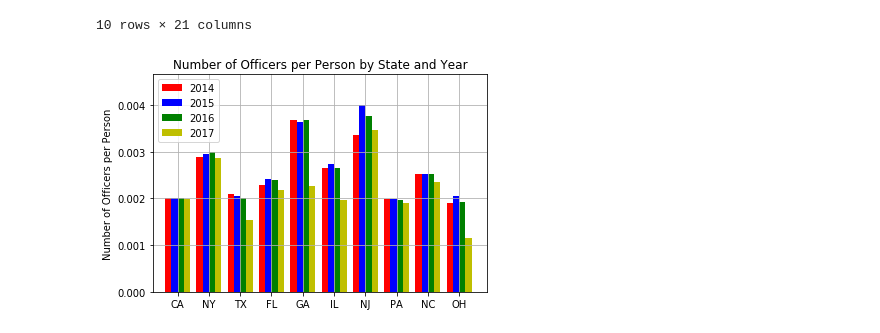
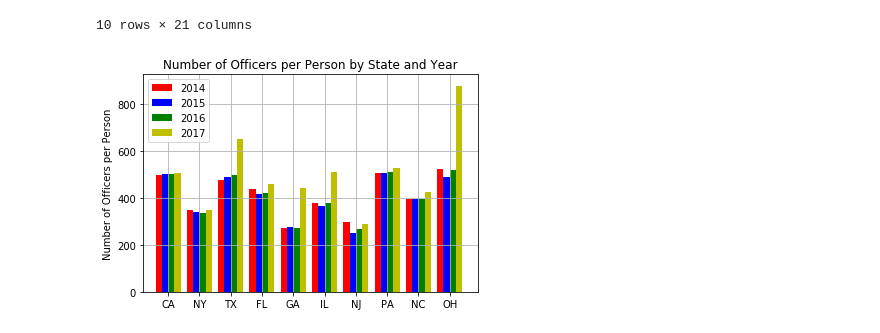
Before and after one commit to financialinvestigator01/Project_Teamwork, a Jupyter notebook: Crime3-ABB-WorkingCopy.ipynb, the cells around one changed output. Drawn from its saved outputs; the diff is of its cells as text; code cells hidden in the pictures.

Commit message:
Corrected Officers per person calculations

```diff
--- a/Crime3-ABB-WorkingCopy.ipynb
+++ b/Crime3-ABB-WorkingCopy.ipynb
@@ -316,10 +316,10 @@ plt.show()
 # %% [markdown]
 # Number of Officers per Population
 # %%
-police_count_2014_2017_df['2014 Officers per Person'] =  police_count_2014_2017_df['2014 Officer Count'] / police_count_2014_2017_df['2014 Population']
-police_count_2014_2017_df['2015 Officers per Person'] =  police_count_2014_2017_df['2015 Officer Count'] / police_count_2014_2017_df['2015 Population']
-police_count_2014_2017_df['2016 Officers per Person'] =  police_count_2014_2017_df['2016 Officer Count'] / police_count_2014_2017_df['2016 Population']
-police_count_2014_2017_df['2017 Officers per Person'] =  police_count_2014_2017_df['2017 Officer Count'] / police_count_2014_2017_df['2017 Population']
+police_count_2014_2017_df['2014 Officers per Person'] =  police_count_2014_2017_df['2014 Population'] / police_count_2014_2017_df['2014 Officer Count']
+police_count_2014_2017_df['2015 Officers per Person'] =  police_count_2014_2017_df['2015 Population'] / police_count_2014_2017_df['2015 Officer Count']
+police_count_2014_2017_df['2016 Officers per Person'] =  police_count_2014_2017_df['2016 Population'] / police_count_2014_2017_df['2016 Officer Count']
+police_count_2014_2017_df['2017 Officers per Person'] =  police_count_2014_2017_df['2017 Population'] / police_count_2014_2017_df['2017 Officer Count']
 
 police_count_2014_2017_df.to_csv('Cleaned_Data/police_count_2014_2017_df.csv')
 police_count_2014_2017_df
@@ -356,32 +356,32 @@ plt.bar([p + width for p in pos], police_count_2014_2017_df['2015 Officers per P
 # Create a bar with 2016 data,
 # in position pos + some width buffer,
 plt.bar([p + width*2 for p in pos], police_count_2014_2017_df['2016 Officers per Person'], width, alpha=1, color='g',
         label=police_count_2014_2017_df['State Abbr.'])
 
 # Create a bar with 2017 data,
 # in position pos + some width buffer,
 plt.bar([p + width*3 for p in pos], police_count_2014_2017_df['2017 Officers per Person'], width, alpha=1, color='y',
         label=police_count_2014_2017_df['State Abbr.'])
 
 # Set the y axis label
 ax.set_ylabel('Number of Officers per Person')
 
 # Set the chart's title
 ax.set_title('Number of Officers per Person by State and Year')
 
 # Set the position of the x ticks
 ax.set_xticks([p + 1.5 * width for p in pos])
 
 # Set the labels for the x ticks
 ax.set_xticklabels(police_count_2014_2017_df['State Abbr.'])
 
 # Setting the x-axis and y-axis limits
 plt.xlim(min(pos) - 0.5, 10 + width)
-plt.ylim(0, max(police_count_2014_2017_df['2017 Officers per Person']+.0012))
+plt.ylim(0, max(police_count_2014_2017_df['2017 Officers per Person']+50))
 
 # Adding the legend and showing the plot
 plt.legend(['2014', '2015', '2016', '2017'], loc='upper left')
 plt.grid()
 plt.show()
 # %% [output]
-[figure, old version]
+[figure, new version]
```
Also changed, not shown: 2 other files.
